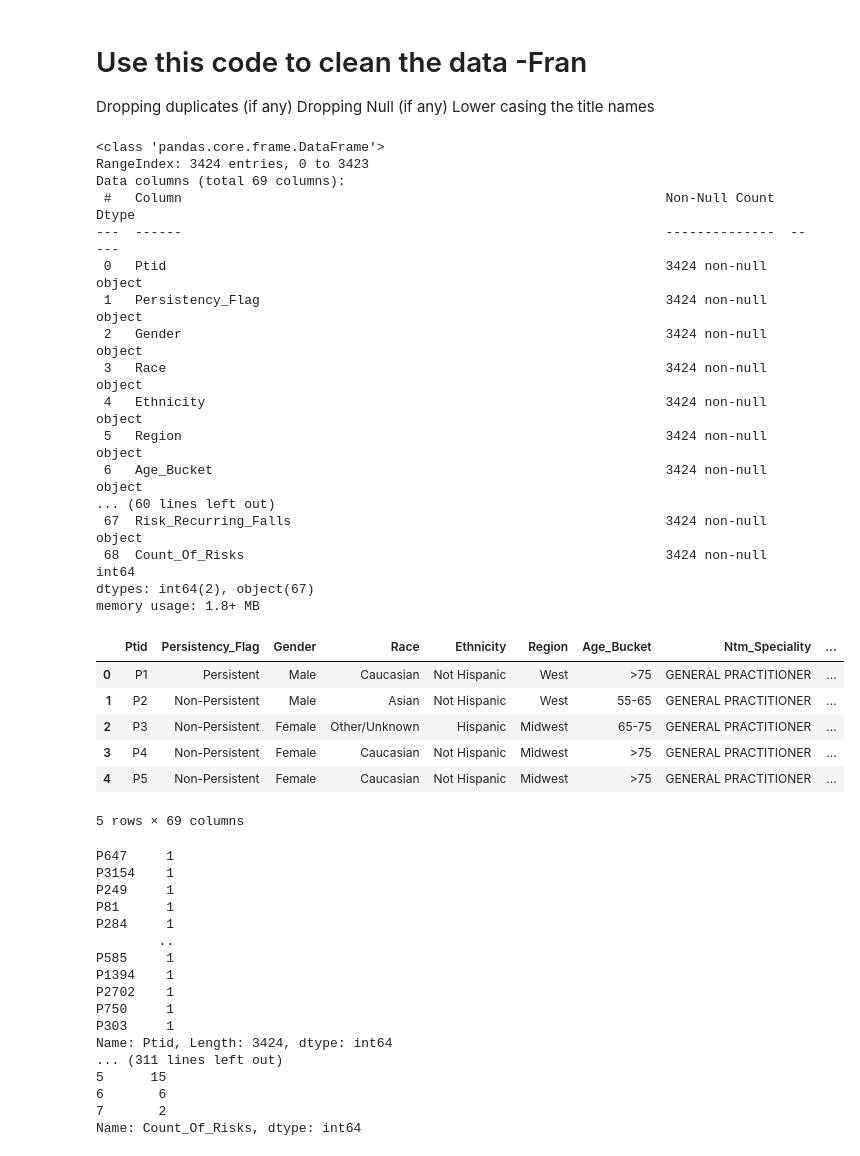
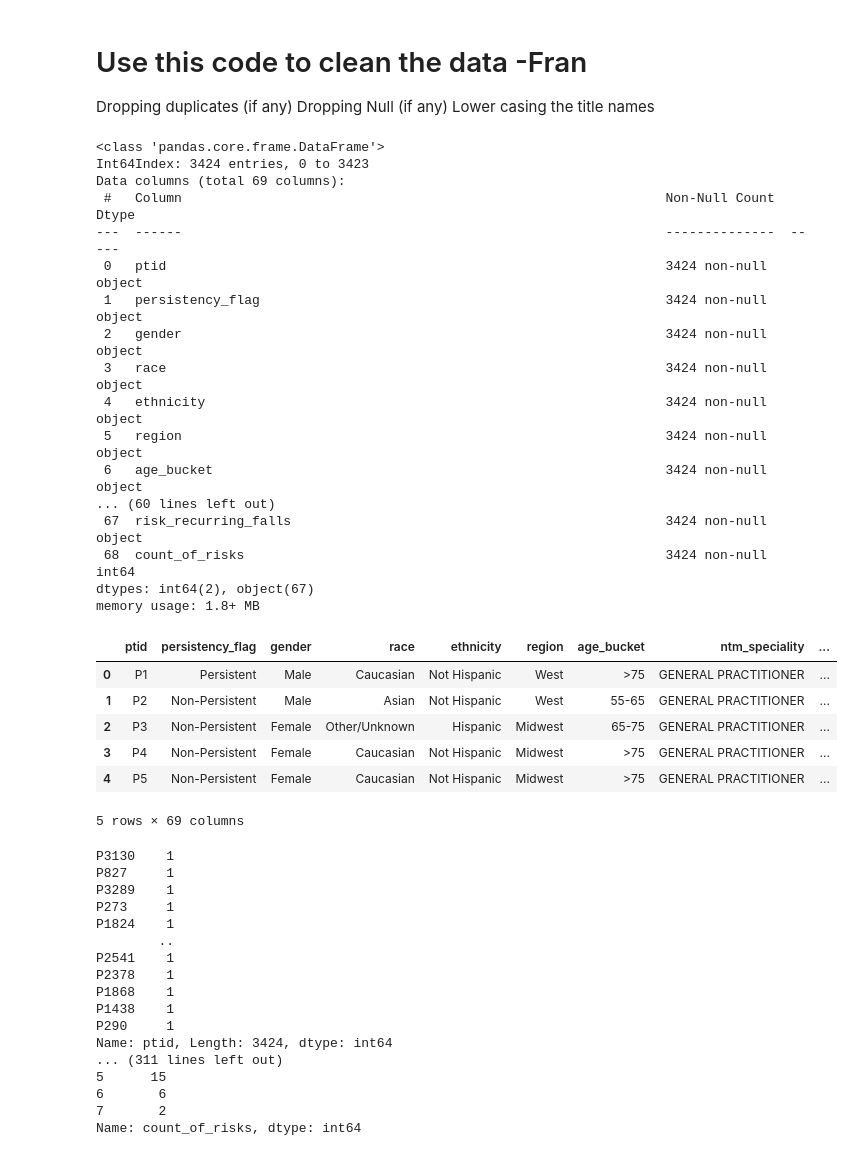
Before and after one commit to TheHamhams/dg_group_project, a Jupyter notebook: EDA.ipynb, the cells around one changed output. Saved outputs shown, nothing was run; the diff lists cells and outputs as text; code cells hidden in the pictures.

```diff
--- a/EDA.ipynb
+++ b/EDA.ipynb
@@ -10,8 +10,8 @@ xls.sheet_names
 # %% [output]
 ['Feature Description', 'Dataset']
 # %%
-df = pd.read_excel(xls, sheet_name='Dataset')
-util.df_info(df, 'Healthcare_dataset.xlsx')
+data = pd.read_excel(xls, sheet_name='Dataset')
+util.df_info(data, 'Healthcare_dataset.xlsx')
 # %% [output]
     Number of columns: 69
     Number of rows: 3424
@@ -22,29 +47,29 @@ Dropping duplicates (if any)
 Dropping Null (if any)
 Lower casing the title names
 # %%
-df.info()
+data.info()
 # %% [output]
 <class 'pandas.core.frame.DataFrame'>
-RangeIndex: 3424 entries, 0 to 3423
+Int64Index: 3424 entries, 0 to 3423
 Data columns (total 69 columns):
  #   Column                                                              Non-Null Count  Dtype
 ---  ------                                                              --------------  -----
- 0   Ptid                                                                3424 non-null   object
- 1   Persistency_Flag                                                    3424 non-null   object
- 2   Gender                                                              3424 non-null   object
- 3   Race                                                                3424 non-null   object
- 4   Ethnicity                                                           3424 non-null   object
- 5   Region                                                              3424 non-null   object
- 6   Age_Bucket                                                          3424 non-null   object
+ 0   ptid                                                                3424 non-null   object
+ 1   persistency_flag                                                    3424 non-null   object
+ 2   gender                                                              3424 non-null   object
+ 3   race                                                                3424 non-null   object
+ 4   ethnicity                                                           3424 non-null   object
+ 5   region                                                              3424 non-null   object
+ 6   age_bucket                                                          3424 non-null   object
 ... (60 lines left out)
- 67  Risk_Recurring_Falls                                                3424 non-null   object
- 68  Count_Of_Risks                                                      3424 non-null   int64
+ 67  risk_recurring_falls                                                3424 non-null   object
+ 68  count_of_risks                                                      3424 non-null   int64
 dtypes: int64(2), object(67)
 memory usage: 1.8+ MB
 # %%
-df.head()
+data.head()
 # %% [output]
-|  | Ptid | Persistency_Flag | Gender | Race | Ethnicity | Region | Age_Bucket | Ntm_Speciality | ... |
+|  | ptid | persistency_flag | gender | race | ethnicity | region | age_bucket | ntm_speciality | ... |
 | 0 | P1 | Persistent | Male | Caucasian | Not Hispanic | West | >75 | GENERAL PRACTITIONER | ... |
 | 1 | P2 | Non-Persistent | Male | Asian | Not Hispanic | West | 55-65 | GENERAL PRACTITIONER | ... |
 | 2 | P3 | Non-Persistent | Female | Other/Unknown | Hispanic | Midwest | 65-75 | GENERAL PRACTITIONER | ... |
@@ -52,24 +77,24 @@ df.head()
 | 4 | P5 | Non-Persistent | Female | Caucasian | Not Hispanic | Midwest | >75 | GENERAL PRACTITIONER | ... |
 5 rows × 69 columns
 # %%
-for col in df.columns:
-    print(df[col].value_counts())
+for col in data.columns:
+    print(data[col].value_counts())
 # %% [output]
-P647     1
-P3154    1
-P249     1
-P81      1
-P284     1
+P3130    1
+P827     1
+P3289    1
+P273     1
+P1824    1
         ..
-P585     1
-P1394    1
-P2702    1
-P750     1
-P303     1
-Name: Ptid, Length: 3424, dtype: int64
+P2541    1
+P2378    1
+P1868    1
+P1438    1
+P290     1
+Name: ptid, Length: 3424, dtype: int64
 ... (311 lines left out)
 5      15
 6       6
 7       2
-Name: Count_Of_Risks, dtype: int64
+Name: count_of_risks, dtype: int64
 # %%
```
Also changed, not shown: parts of 3 cells of this notebook, 1 other file.
